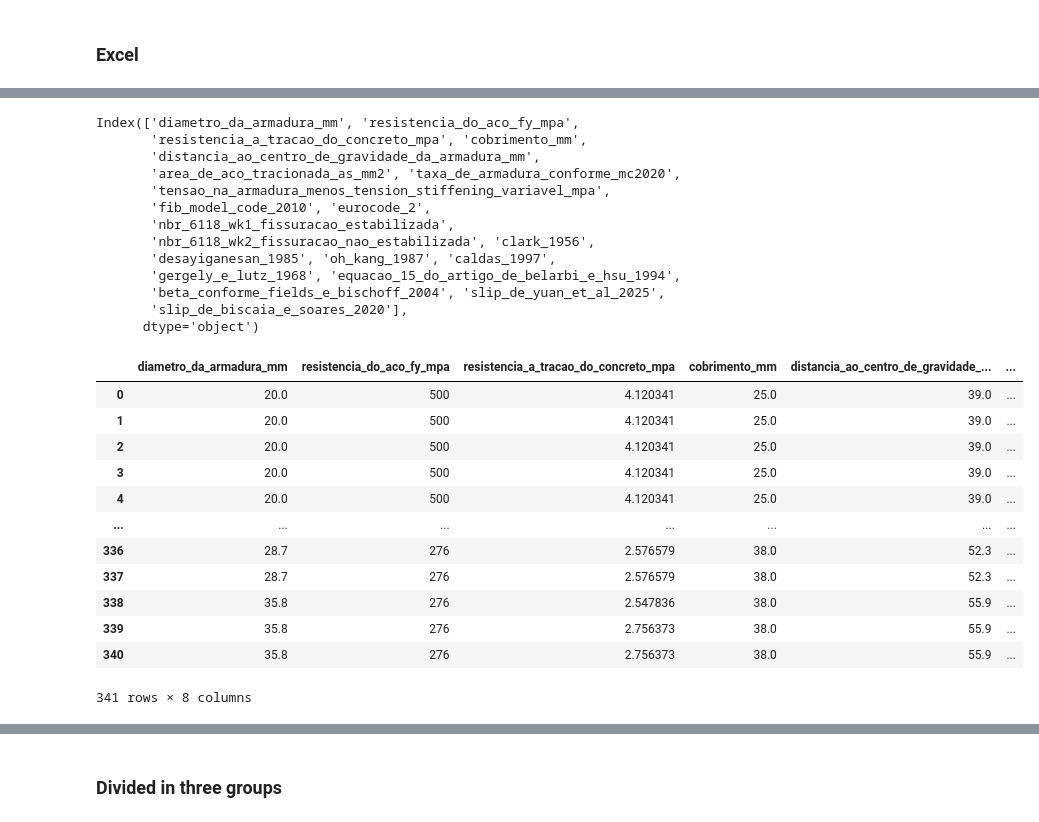
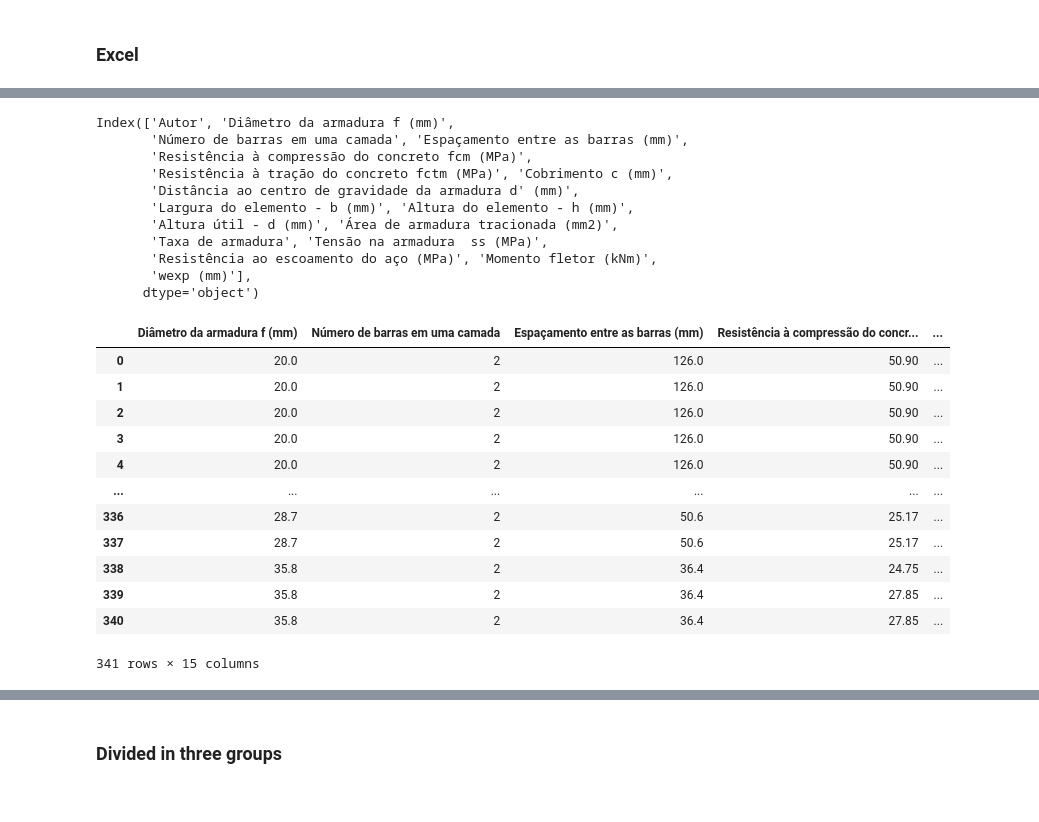
Before and after one commit to wmpjrufg/crack_prediction_symbolic_regression, a Jupyter notebook: tsne/tsne.ipynb, the cells around one changed output, grey strips where cells are left out. Drawn from its saved outputs; the diff is of its cells as text; code cells hidden in the pictures.

```diff
--- a/tsne/tsne.ipynb
+++ b/tsne/tsne.ipynb
@@ -23,10 +18,9 @@ filename_pickle = '../gen_dataset/z_dataset_2_wexp_menos_wfib2020.pkl'
 # %% [markdown]
 ### Excel
 # %%
-filename_excel = '../gen_dataset/data_models_rv2.xlsx'
+filename_excel = '/home/wmpjrufg/Documents/ic_andre_rimes/tsne/Dados para machine learning.xlsx'
 # %%
-with open(filename_pickle, 'rb') as f:
-    dataset = pickle.load(f)
-x = dataset[1].copy()
-y = pd.read_excel(filename_excel, sheet_name="Modelos")
-y = y["Output: w_exp (mm)"].to_frame()
+df = pd.read_excel(filename_excel, sheet_name="Dataset experimental")
+colunas_para_manter = df.columns[~df.columns.str.contains('Normalizado', case=False, na=False)]
+df_filtrado = df[colunas_para_manter]
+df_filtrado
@@ -33,40 +41,40 @@ y = y["Output: w_exp (mm)"].to_frame()
 # %%
-x.columns
+df_filtrado.columns
 # %% [output]
-Index(['diametro_da_armadura_mm', 'resistencia_do_aco_fy_mpa',
-       'resistencia_a_tracao_do_concreto_mpa', 'cobrimento_mm',
-       'distancia_ao_centro_de_gravidade_da_armadura_mm',
-       'area_de_aco_tracionada_as_mm2', 'taxa_de_armadura_conforme_mc2020',
-       'tensao_na_armadura_menos_tension_stiffening_variavel_mpa',
-       'fib_model_code_2010', 'eurocode_2',
-       'nbr_6118_wk1_fissuracao_estabilizada',
-       'nbr_6118_wk2_fissuracao_nao_estabilizada', 'clark_1956',
-       'desayiganesan_1985', 'oh_kang_1987', 'caldas_1997',
-       'gergely_e_lutz_1968', 'equacao_15_do_artigo_de_belarbi_e_hsu_1994',
-       'beta_conforme_fields_e_bischoff_2004', 'slip_de_yuan_et_al_2025',
-       'slip_de_biscaia_e_soares_2020'],
+Index(['Autor', 'Diâmetro da armadura f (mm)',
+       'Número de barras em uma camada', 'Espaçamento entre as barras (mm)',
+       'Resistência à compressão do concreto fcm (MPa)',
+       'Resistência à tração do concreto fctm (MPa)', 'Cobrimento c (mm)',
+       'Distância ao centro de gravidade da armadura d' (mm)',
+       'Largura do elemento - b (mm)', 'Altura do elemento - h (mm)',
+       'Altura útil - d (mm)', 'Área de armadura tracionada (mm2)',
+       'Taxa de armadura', 'Tensão na armadura  ss (MPa)',
+       'Resistência ao escoamento do aço (MPa)', 'Momento fletor (kNm)',
+       'wexp (mm)'],
       dtype='object')
 # %%
-x = x.drop(columns=['fib_model_code_2010', 'eurocode_2',
-       'nbr_6118_wk1_fissuracao_estabilizada',
-       'nbr_6118_wk2_fissuracao_nao_estabilizada', 'clark_1956',
-       'desayiganesan_1985', 'oh_kang_1987', 'caldas_1997',
-       'gergely_e_lutz_1968', 'equacao_15_do_artigo_de_belarbi_e_hsu_1994',
-       'beta_conforme_fields_e_bischoff_2004', 'slip_de_yuan_et_al_2025',
-       'slip_de_biscaia_e_soares_2020'])
+x = df_filtrado[['Diâmetro da armadura f (mm)',
+       'Número de barras em uma camada', 'Espaçamento entre as barras (mm)',
+       'Resistência à compressão do concreto fcm (MPa)',
+       'Resistência à tração do concreto fctm (MPa)', 'Cobrimento c (mm)',
+       "Distância ao centro de gravidade da armadura d' (mm)",
+       'Largura do elemento - b (mm)', 'Altura do elemento - h (mm)',
+       'Altura útil - d (mm)', 'Área de armadura tracionada (mm2)',
+       'Taxa de armadura', 'Tensão na armadura  ss (MPa)',
+       'Resistência ao escoamento do aço (MPa)', 'Momento fletor (kNm)']]
 x
 # %% [output]
-|  | diametro_da_armadura_mm | resistencia_do_aco_fy_mpa | resistencia_a_tracao_do_concreto_mpa | cobrimento_mm | distancia_ao_centro_de_gravidade_... | ... |
-| 0 | 20.0 | 500 | 4.120341 | 25.0 | 39.0 | ... |
-| 1 | 20.0 | 500 | 4.120341 | 25.0 | 39.0 | ... |
-| 2 | 20.0 | 500 | 4.120341 | 25.0 | 39.0 | ... |
-| 3 | 20.0 | 500 | 4.120341 | 25.0 | 39.0 | ... |
-| 4 | 20.0 | 500 | 4.120341 | 25.0 | 39.0 | ... |
-| ... | ... | ... | ... | ... | ... | ... |
-| 336 | 28.7 | 276 | 2.576579 | 38.0 | 52.3 | ... |
-| 337 | 28.7 | 276 | 2.576579 | 38.0 | 52.3 | ... |
-| 338 | 35.8 | 276 | 2.547836 | 38.0 | 55.9 | ... |
-| 339 | 35.8 | 276 | 2.756373 | 38.0 | 55.9 | ... |
-| 340 | 35.8 | 276 | 2.756373 | 38.0 | 55.9 | ... |
+|  | Diâmetro da armadura f (mm) | Número de barras em uma camada | Espaçamento entre as barras (mm) | Resistência à compressão do concr... | ... |
+| 0 | 20.0 | 2 | 126.0 | 50.90 | ... |
+| 1 | 20.0 | 2 | 126.0 | 50.90 | ... |
+| 2 | 20.0 | 2 | 126.0 | 50.90 | ... |
+| 3 | 20.0 | 2 | 126.0 | 50.90 | ... |
+| 4 | 20.0 | 2 | 126.0 | 50.90 | ... |
+| ... | ... | ... | ... | ... | ... |
+| 336 | 28.7 | 2 | 50.6 | 25.17 | ... |
+| 337 | 28.7 | 2 | 50.6 | 25.17 | ... |
+| 338 | 35.8 | 2 | 36.4 | 24.75 | ... |
+| 339 | 35.8 | 2 | 36.4 | 27.85 | ... |
+| 340 | 35.8 | 2 | 36.4 | 27.85 | ... |
-341 rows × 8 columns
+341 rows × 15 columns
 # %%
```
Also changed, not shown: parts of 10 cells of this notebook, 7 other files.
